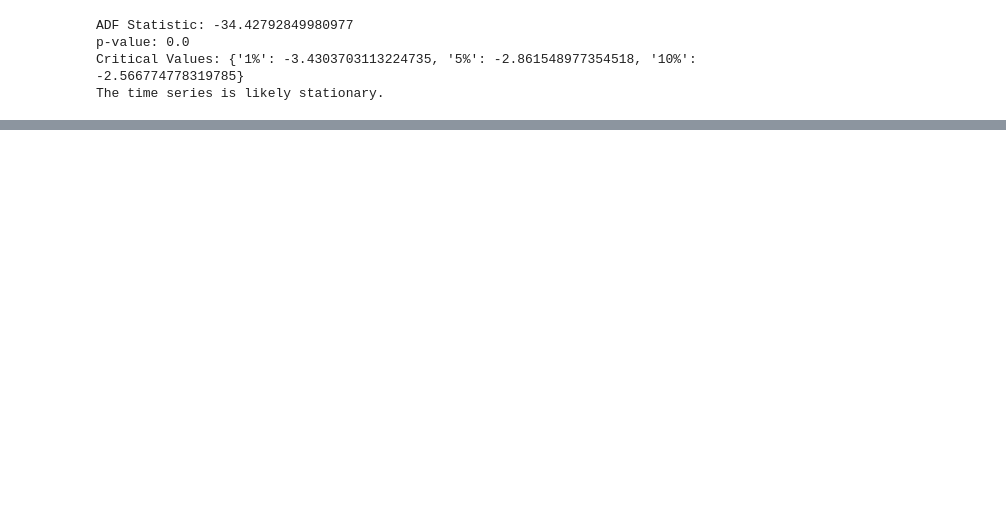
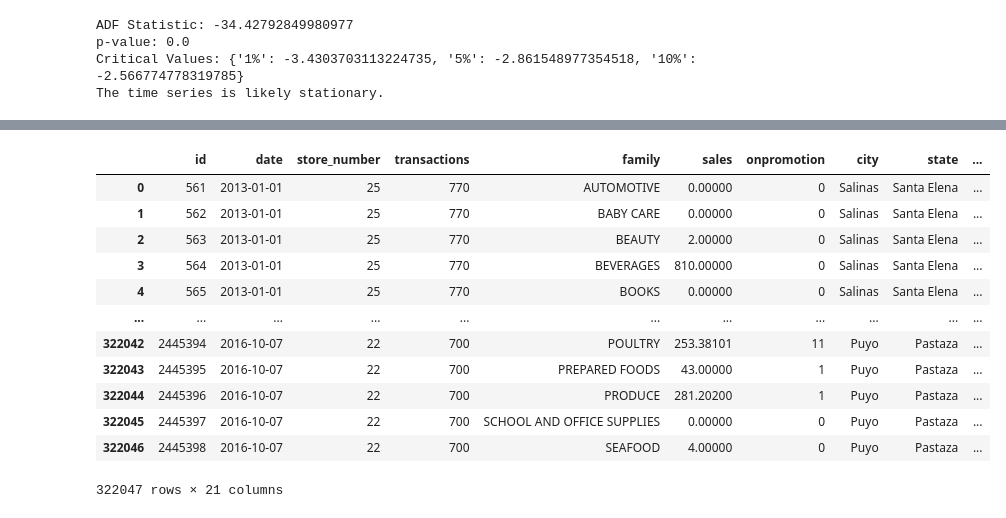
Before and after one commit to aaronayitey/LP3-Time-Series-Analysis, a Jupyter notebook: code.ipynb, the cells around one changed output, grey strips where cells are left out. Saved outputs shown, nothing was run; the diff lists cells and outputs as text; code cells hidden in the pictures; blank space fills up the shorter version.

```diff
--- a/code.ipynb
+++ b/code.ipynb
@@ -1126,0 +1151,18 @@ plt.title('Random');
+# %%
+#Dropping the id column
+salesdata.drop(columns='id',axis=1)
+salesdata
+# %% [output]
+|  | id | date | store_number | transactions | family | sales | onpromotion | city | state | ... |
+| 0 | 561 | 2013-01-01 | 25 | 770 | AUTOMOTIVE | 0.00000 | 0 | Salinas | Santa Elena | ... |
+| 1 | 562 | 2013-01-01 | 25 | 770 | BABY CARE | 0.00000 | 0 | Salinas | Santa Elena | ... |
+| 2 | 563 | 2013-01-01 | 25 | 770 | BEAUTY | 2.00000 | 0 | Salinas | Santa Elena | ... |
+| 3 | 564 | 2013-01-01 | 25 | 770 | BEVERAGES | 810.00000 | 0 | Salinas | Santa Elena | ... |
+| 4 | 565 | 2013-01-01 | 25 | 770 | BOOKS | 0.00000 | 0 | Salinas | Santa Elena | ... |
+| ... | ... | ... | ... | ... | ... | ... | ... | ... | ... | ... |
+| 322042 | 2445394 | 2016-10-07 | 22 | 700 | POULTRY | 253.38101 | 11 | Puyo | Pastaza | ... |
+| 322043 | 2445395 | 2016-10-07 | 22 | 700 | PREPARED FOODS | 43.00000 | 1 | Puyo | Pastaza | ... |
+| 322044 | 2445396 | 2016-10-07 | 22 | 700 | PRODUCE | 281.20200 | 1 | Puyo | Pastaza | ... |
+| 322045 | 2445397 | 2016-10-07 | 22 | 700 | SCHOOL AND OFFICE SUPPLIES | 0.00000 | 0 | Puyo | Pastaza | ... |
+| 322046 | 2445398 | 2016-10-07 | 22 | 700 | SEAFOOD | 4.00000 | 0 | Puyo | Pastaza | ... |
+322047 rows × 21 columns
```
Also changed, not shown: parts of 17 cells of this notebook.
